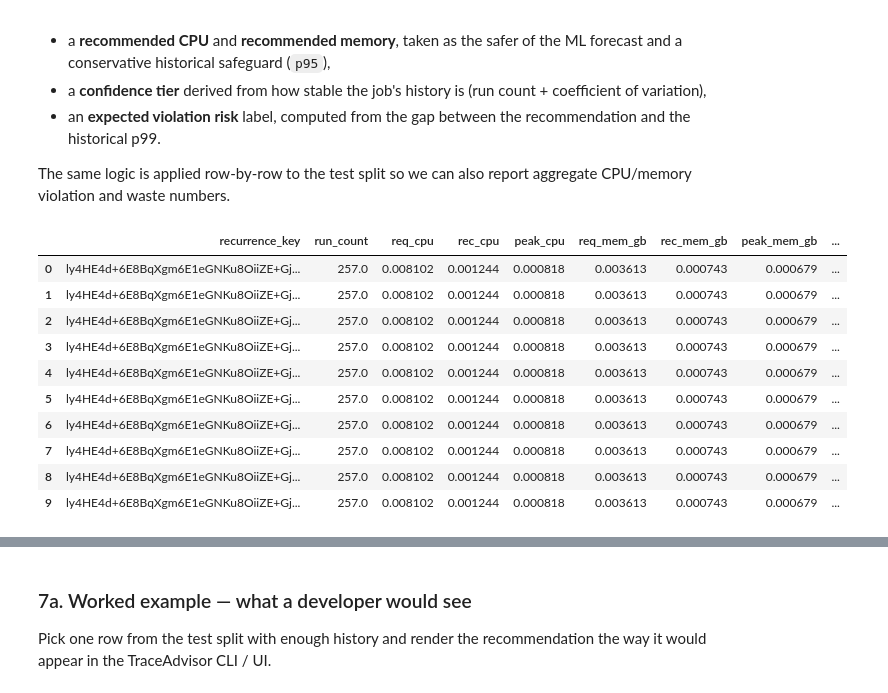
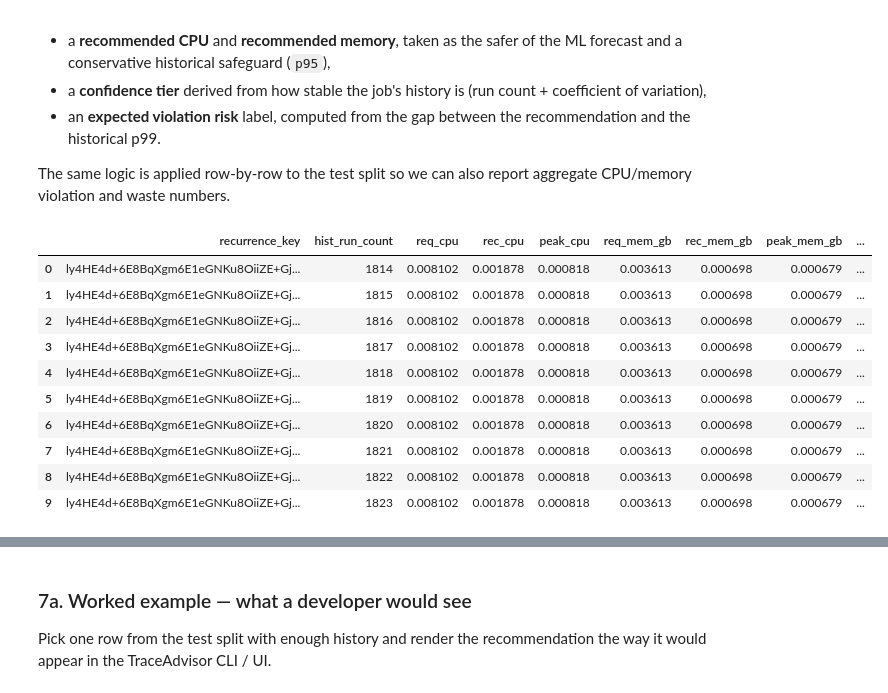
Before and after one commit to sonalilonkar1/masters-project, a Jupyter notebook: notebooks/subset/subset-06-final-recommender.ipynb, the cells around one changed output, grey strips where cells are left out. Drawn from its saved outputs; the diff is of its cells as text; code cells hidden in the pictures.

```diff
--- a/notebooks/subset/subset-06-final-recommender.ipynb
+++ b/notebooks/subset/subset-06-final-recommender.ipynb
@@ -84,9 +84,10 @@ for d in (TABLE_DIR, FIG_ML_DIR):
 TRAIN_PATH = DATA_PROCESSED / "job_metrics_train_v0.parquet"
 VAL_PATH = DATA_PROCESSED / "job_metrics_val_with_baselines_v0.parquet"
 TEST_PATH = DATA_PROCESSED / "job_metrics_test_with_baselines_v0.parquet"
-PROFILES_PATH = DATA_PROCESSED / "job_profiles_train_only_v0.parquet"
+# Point-in-time training profiles generated in Notebook 4
+TRAIN_PROFILES_PATH = DATA_PROCESSED / "job_profiles_train_history_v1.parquet"
 
 print("Repo root:", REPO_ROOT)
-for p in (TRAIN_PATH, VAL_PATH, TEST_PATH, PROFILES_PATH):
+for p in (TRAIN_PATH, VAL_PATH, TEST_PATH, TRAIN_PROFILES_PATH):
     print(f"  {p.name:50s} exists={p.exists()}")
 # %% [output]
@@ -202,12 +344,14 @@ xgb_grid = {
     "colsample_bytree": [0.8, 1.0],
 }
 
+# Preserve chronological order during cross-validation
+time_cv = TimeSeriesSplit(n_splits=3)
 
 def tune_grid(model, grid, X, y, label):
     gs = GridSearchCV(
         model, grid,
         scoring="neg_root_mean_squared_error",
-        cv=3, n_jobs=-1, verbose=1,
+        cv=time_cv, n_jobs=-1, verbose=1,
     )
     gs.fit(X, y)
     print(f"[{label}] best RMSE (CV) = {-gs.best_score_:.4f}")
@@ -219,7 +363,7 @@ def tune_halving(model, grid, X, y, label):
     gs = HalvingGridSearchCV(
         model, grid,
         scoring="neg_root_mean_squared_error",
-        cv=3, n_jobs=-1, verbose=1,
+        cv=time_cv, n_jobs=-1, verbose=1,
         factor=3, resource="n_samples", random_state=42,
     )
     gs.fit(X, y)
@@ -543,55 +677,55 @@ def recommend_for_split(df, X_cpu, X_mem):
     out["ml_pred_cpu"] = final_cpu_model.predict(X_cpu)
     out["ml_pred_mem_gb"] = final_mem_model.predict(X_mem)
 
-    p95_cpu = safe_col(out, "p95_cpu")
-    p99_cpu = safe_col(out, "p99_cpu")
-    p95_mem = safe_col(out, "p95_mem")
-    p99_mem = safe_col(out, "p99_mem")
+    p95_cpu = safe_col(out, "hist_p95_cpu")
+    p99_cpu = safe_col(out, "hist_p99_cpu")
+    p95_mem = safe_col(out, "hist_p95_mem")
+    p99_mem = safe_col(out, "hist_p99_mem")
 
     out["rec_cpu"] = np.maximum(out["ml_pred_cpu"], p95_cpu.fillna(out["ml_pred_cpu"]))
     out["rec_mem_gb"] = np.maximum(out["ml_pred_mem_gb"], p95_mem.fillna(out["ml_pred_mem_gb"]))
 
     out["rec_cpu"] = out["rec_cpu"].clip(lower=0)
     out["rec_mem_gb"] = out["rec_mem_gb"].clip(lower=0)
 
-    run_count = safe_col(out, "run_count", 0)
-    cv_cpu_col = safe_col(out, "cv_cpu")
-    cv_mem_col = safe_col(out, "cv_mem")
+    run_count = safe_col(out, "hist_run_count", 0)
+    cv_cpu_col = safe_col(out, "hist_cv_cpu")
+    cv_mem_col = safe_col(out, "hist_cv_mem")
 
     out["confidence_cpu"] = [confidence_tier(rc, cv) for rc, cv in zip(run_count, cv_cpu_col)]
     out["confidence_mem"] = [confidence_tier(rc, cv) for rc, cv in zip(run_count, cv_mem_col)]
     out["violation_risk_cpu"] = [
         violation_risk(r, p95, p99)
         for r, p95, p99 in zip(out["rec_cpu"], p95_cpu, p99_cpu)
     ]
     out["violation_risk_mem"] = [
         violation_risk(r, p95, p99)
         for r, p95, p99 in zip(out["rec_mem_gb"], p95_mem, p99_mem)
     ]
 
     return out
 
 
 test_recs = recommend_for_split(test_df, X_test_cpu, X_test_mem)
 display(test_recs[[
-    "recurrence_key", "run_count",
+    "recurrence_key", "hist_run_count",
     "req_cpu", "rec_cpu", "peak_cpu",
     "req_mem_gb", "rec_mem_gb", "peak_mem_gb",
     "confidence_cpu", "violation_risk_cpu",
     "confidence_mem", "violation_risk_mem",
 ]].head(10))
 # %% [output]
-|  | recurrence_key | run_count | req_cpu | rec_cpu | peak_cpu | req_mem_gb | rec_mem_gb | peak_mem_gb | ... |
-| 0 | ly4HE4d+6E8BqXgm6E1eGNKu8OiiZE+Gj... | 257.0 | 0.008102 | 0.001244 | 0.000818 | 0.003613 | 0.000743 | 0.000679 | ... |
-| 1 | ly4HE4d+6E8BqXgm6E1eGNKu8OiiZE+Gj... | 257.0 | 0.008102 | 0.001244 | 0.000818 | 0.003613 | 0.000743 | 0.000679 | ... |
-| 2 | ly4HE4d+6E8BqXgm6E1eGNKu8OiiZE+Gj... | 257.0 | 0.008102 | 0.001244 | 0.000818 | 0.003613 | 0.000743 | 0.000679 | ... |
-| 3 | ly4HE4d+6E8BqXgm6E1eGNKu8OiiZE+Gj... | 257.0 | 0.008102 | 0.001244 | 0.000818 | 0.003613 | 0.000743 | 0.000679 | ... |
-| 4 | ly4HE4d+6E8BqXgm6E1eGNKu8OiiZE+Gj... | 257.0 | 0.008102 | 0.001244 | 0.000818 | 0.003613 | 0.000743 | 0.000679 | ... |
-| 5 | ly4HE4d+6E8BqXgm6E1eGNKu8OiiZE+Gj... | 257.0 | 0.008102 | 0.001244 | 0.000818 | 0.003613 | 0.000743 | 0.000679 | ... |
-| 6 | ly4HE4d+6E8BqXgm6E1eGNKu8OiiZE+Gj... | 257.0 | 0.008102 | 0.001244 | 0.000818 | 0.003613 | 0.000743 | 0.000679 | ... |
-| 7 | ly4HE4d+6E8BqXgm6E1eGNKu8OiiZE+Gj... | 257.0 | 0.008102 | 0.001244 | 0.000818 | 0.003613 | 0.000743 | 0.000679 | ... |
-| 8 | ly4HE4d+6E8BqXgm6E1eGNKu8OiiZE+Gj... | 257.0 | 0.008102 | 0.001244 | 0.000818 | 0.003613 | 0.000743 | 0.000679 | ... |
-| 9 | ly4HE4d+6E8BqXgm6E1eGNKu8OiiZE+Gj... | 257.0 | 0.008102 | 0.001244 | 0.000818 | 0.003613 | 0.000743 | 0.000679 | ... |
+|  | recurrence_key | hist_run_count | req_cpu | rec_cpu | peak_cpu | req_mem_gb | rec_mem_gb | peak_mem_gb | ... |
+| 0 | ly4HE4d+6E8BqXgm6E1eGNKu8OiiZE+Gj... | 1814 | 0.008102 | 0.001878 | 0.000818 | 0.003613 | 0.000698 | 0.000679 | ... |
+| 1 | ly4HE4d+6E8BqXgm6E1eGNKu8OiiZE+Gj... | 1815 | 0.008102 | 0.001878 | 0.000818 | 0.003613 | 0.000698 | 0.000679 | ... |
+| 2 | ly4HE4d+6E8BqXgm6E1eGNKu8OiiZE+Gj... | 1816 | 0.008102 | 0.001878 | 0.000818 | 0.003613 | 0.000698 | 0.000679 | ... |
+| 3 | ly4HE4d+6E8BqXgm6E1eGNKu8OiiZE+Gj... | 1817 | 0.008102 | 0.001878 | 0.000818 | 0.003613 | 0.000698 | 0.000679 | ... |
+| 4 | ly4HE4d+6E8BqXgm6E1eGNKu8OiiZE+Gj... | 1818 | 0.008102 | 0.001878 | 0.000818 | 0.003613 | 0.000698 | 0.000679 | ... |
+| 5 | ly4HE4d+6E8BqXgm6E1eGNKu8OiiZE+Gj... | 1819 | 0.008102 | 0.001878 | 0.000818 | 0.003613 | 0.000698 | 0.000679 | ... |
+| 6 | ly4HE4d+6E8BqXgm6E1eGNKu8OiiZE+Gj... | 1820 | 0.008102 | 0.001878 | 0.000818 | 0.003613 | 0.000698 | 0.000679 | ... |
+| 7 | ly4HE4d+6E8BqXgm6E1eGNKu8OiiZE+Gj... | 1821 | 0.008102 | 0.001878 | 0.000818 | 0.003613 | 0.000698 | 0.000679 | ... |
+| 8 | ly4HE4d+6E8BqXgm6E1eGNKu8OiiZE+Gj... | 1822 | 0.008102 | 0.001878 | 0.000818 | 0.003613 | 0.000698 | 0.000679 | ... |
+| 9 | ly4HE4d+6E8BqXgm6E1eGNKu8OiiZE+Gj... | 1823 | 0.008102 | 0.001878 | 0.000818 | 0.003613 | 0.000698 | 0.000679 | ... |
 # %%
 def policy_metrics(df, actual_col, rec_col):
     tmp = df[[actual_col, rec_col]].dropna()
```
Also changed, not shown: parts of 14 cells of this notebook, 28 other files.
